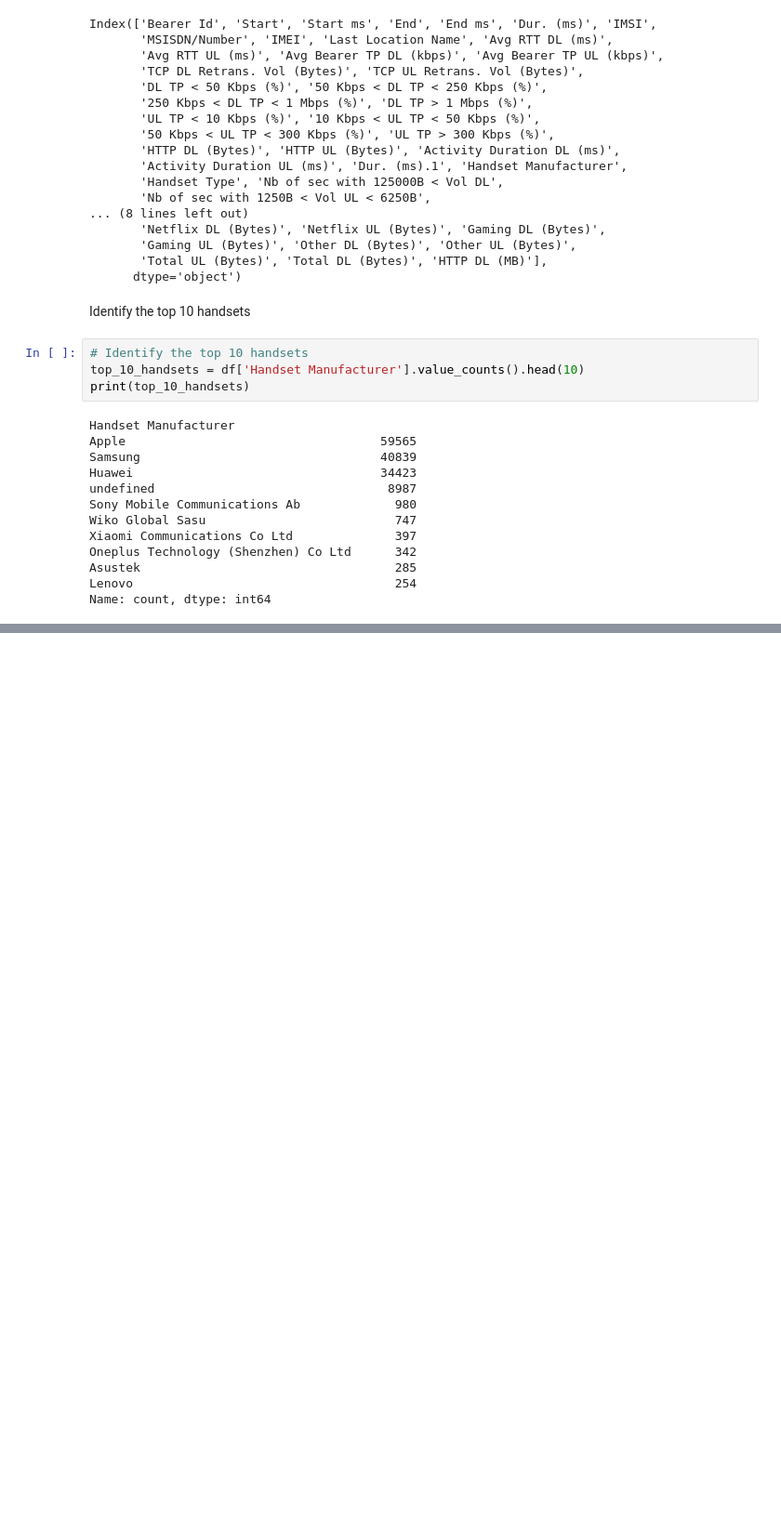
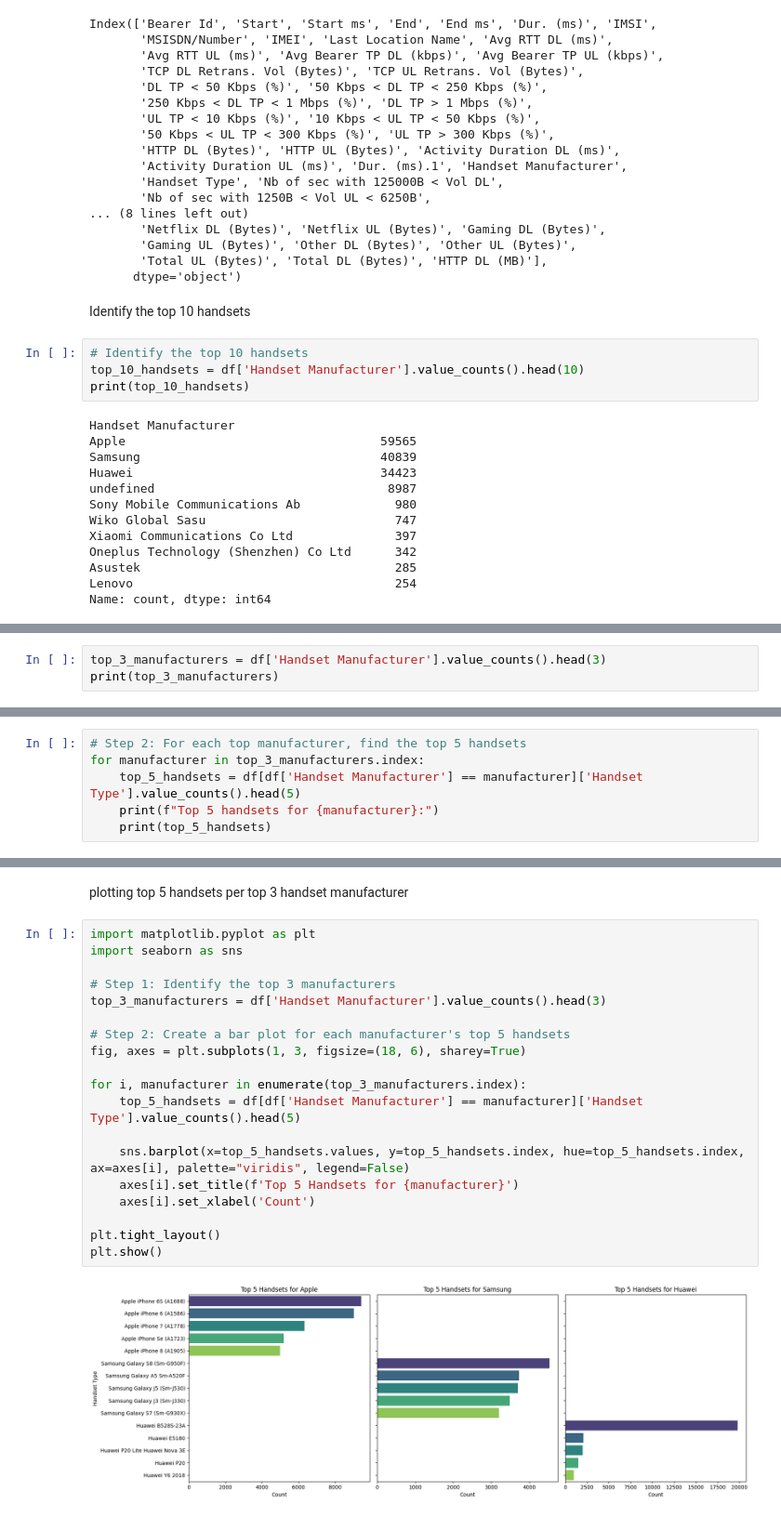
Before and after one commit to fro-su/telecom_analysis, a Jupyter notebook: notebooks/user_overview_analysis.ipynb, the cells around one changed output, grey strips where cells are left out. Shown at 93% size. Drawn from its saved outputs; the diff is of its cells as text; blank space fills up the shorter version.

Commit message:
plotting top 5 handsets per top 3 handset manufacturer

```diff
--- a/notebooks/user_overview_analysis.ipynb
+++ b/notebooks/user_overview_analysis.ipynb
@@ -175,0 +178,3 @@ Name: count, dtype: int64
+# %%
+top_3_manufacturers = df['Handset Manufacturer'].value_counts().head(3)
+print(top_3_manufacturers)
@@ -175,0 +187,6 @@ Name: count, dtype: int64
+# %%
+# Step 2: For each top manufacturer, find the top 5 handsets
+for manufacturer in top_3_manufacturers.index:
+    top_5_handsets = df[df['Handset Manufacturer'] == manufacturer]['Handset Type'].value_counts().head(5)
+    print(f"Top 5 handsets for {manufacturer}:")
+    print(top_5_handsets)
@@ -175,0 +211,23 @@ Name: count, dtype: int64
+# %% [markdown]
+plotting top 5 handsets per top 3 handset manufacturer
+# %%
+import matplotlib.pyplot as plt
+import seaborn as sns
+
+# Step 1: Identify the top 3 manufacturers
+top_3_manufacturers = df['Handset Manufacturer'].value_counts().head(3)
+
+# Step 2: Create a bar plot for each manufacturer's top 5 handsets
+fig, axes = plt.subplots(1, 3, figsize=(18, 6), sharey=True)
+
+for i, manufacturer in enumerate(top_3_manufacturers.index):
+    top_5_handsets = df[df['Handset Manufacturer'] == manufacturer]['Handset Type'].value_counts().head(5)
+
+    sns.barplot(x=top_5_handsets.values, y=top_5_handsets.index, hue=top_5_handsets.index, ax=axes[i], palette="viridis", legend=False)
+    axes[i].set_title(f'Top 5 Handsets for {manufacturer}')
+    axes[i].set_xlabel('Count')
+
+plt.tight_layout()
+plt.show()
+# %% [output]
+[figure, added]
```
Also changed, not shown: parts of 3 cells of this notebook.
